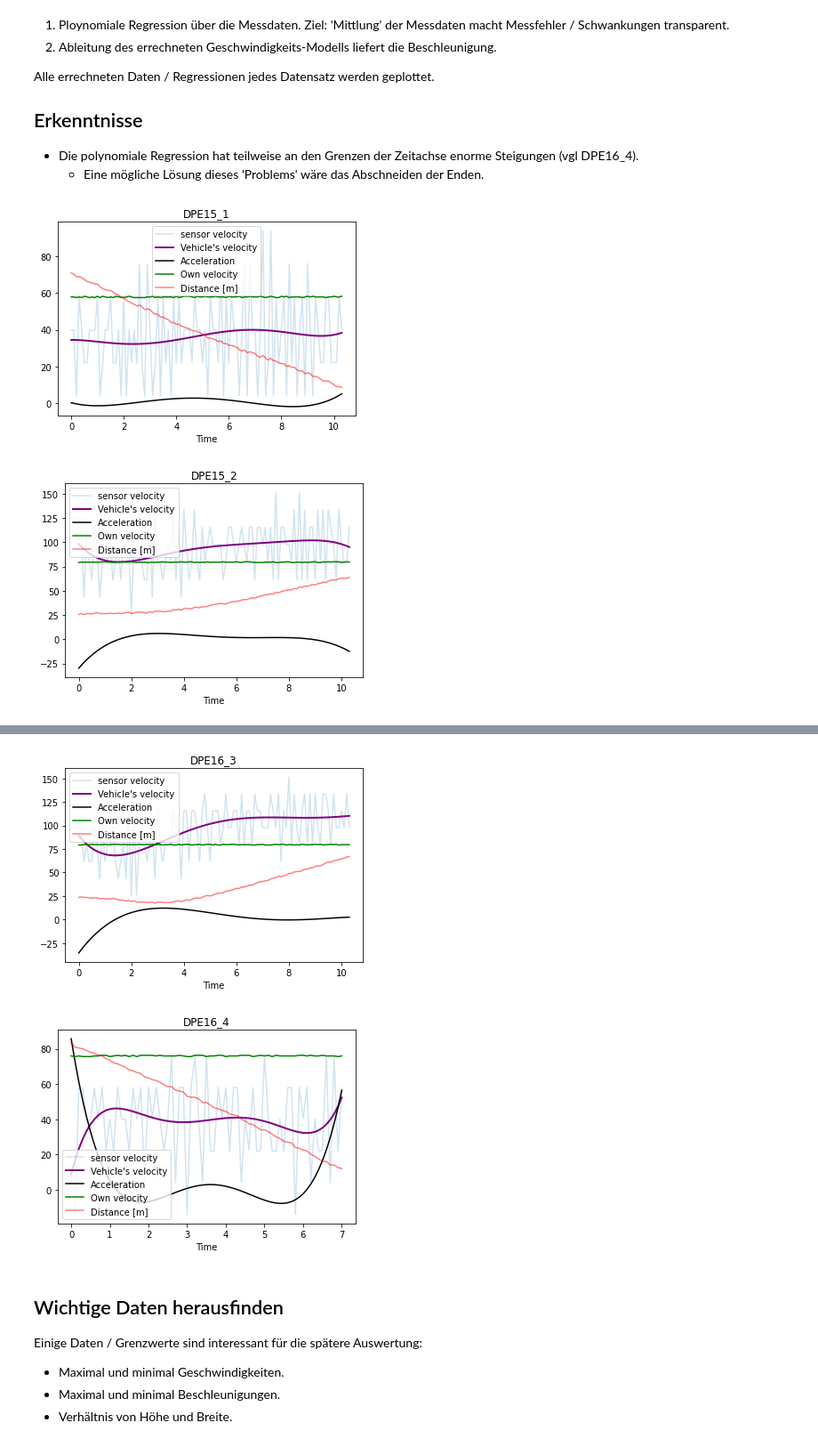
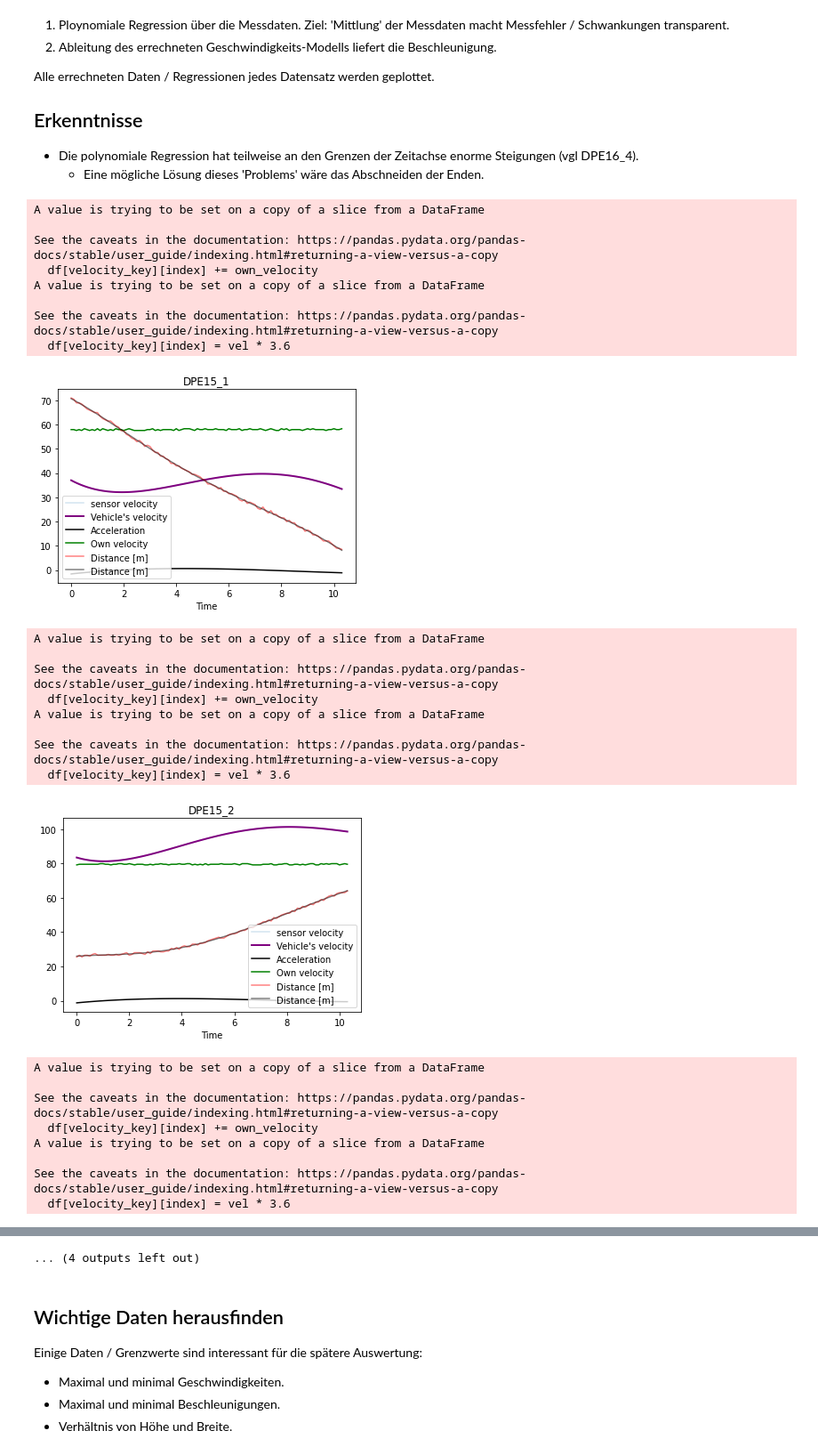
Before and after one commit to JanTSV/Evidenztheorie, a Jupyter notebook: main.ipynb, the cells around one changed output, grey strips where cells are left out. Shown at 89% size. Saved outputs shown, nothing was run; the diff lists cells and outputs as text; code cells hidden in the pictures.

Commit message:
different approach to calculation of velocity

```diff
--- a/main.ipynb
+++ b/main.ipynb
@@ -175,36 +175,72 @@ Alle errechneten Daten / Regressionen jedes Datensatz werden geplottet.
 # plot calculated velocity and acceleration
 for path, df in data_dict.items():
     plt.title(path)
     plt.xlabel("Time")
     velocity_key = "v(km/h)"
 
     # Real plots
     plt.plot(df["t"], df[velocity_key], alpha=0.2, label="sensor velocity")
 
+    distance_model = np.poly1d(np.polyfit(df["t"], df["Abstand(m)"], 5))
+
+    df[velocity_key] = distance_model.deriv()(df["t"])
     # Optimize calculated velocity, as it is scattered
     velocity_model = np.poly1d(np.polyfit(df["t"], df[velocity_key], 5))
-
+    #df["amk"] = distance_model.deriv()(df["t"])
+    #velocity_model = np.poly1d(df["amk"])
+    #print(type(velocity_model2))
+    own_velocity = float(np.mean(df["Eigengeschwindigkeit(m/s)"]))
+    for index, row in df.iterrows():
+        pass
+        df[velocity_key][index] += own_velocity
+        vel = df[velocity_key][index]
+        df[velocity_key][index] = vel * 3.6
     # Plot optimized velocity
-    plt.plot(df["t"], velocity_model(df["t"]), linewidth=2, color="purple", label="Vehicle's velocity")
-    df["v(km/h) polyfit"] = velocity_model(df["t"])
+    plt.plot(df["t"], df[velocity_key], linewidth=2, color="purple", label="Vehicle's velocity")
+    #df["v(km/h) polyfit"] = velocity_model(df["t"])
 
     # Call method which extends data frame by the acceleration
     get_acceleration(df, velocity_model)
-
+    #df["a(km/h^2)"] =
     # Plot acceleration
     plt.plot(df["t"], df["a(km/h^2)"], color="black", label="Acceleration")
 
     # Plot the velocity of the data recording vehicle
     plt.plot(df["t"], df["Eigengeschwindigkeit(m/s)"]  * 3.6, color="green", label="Own velocity")
 
     # Plot the distances.
     plt.plot(df["t"], df["Abstand(m)"], color="red", alpha=0.5, label="Distance [m]")
+    plt.plot(df["t"], distance_model(df["t"]), color="black", alpha=0.5, label="Distance [m]")
 
     plt.legend()
     plt.show()
 
 # Save data in dictionary for further calculations
 save_data_dict(data_dict, Path("updated_data"))
 # %% [output]
+A value is trying to be set on a copy of a slice from a DataFrame
+
+See the caveats in the documentation: https://pandas.pydata.org/pandas-docs/stable/user_guide/indexing.html#returning-a-view-versus-a-copy
+  df[velocity_key][index] += own_velocity
+A value is trying to be set on a copy of a slice from a DataFrame
+
+See the caveats in the documentation: https://pandas.pydata.org/pandas-docs/stable/user_guide/indexing.html#returning-a-view-versus-a-copy
+  df[velocity_key][index] = vel * 3.6
-[figure, old version]
+[figure, new version]
+A value is trying to be set on a copy of a slice from a DataFrame
+
+See the caveats in the documentation: https://pandas.pydata.org/pandas-docs/stable/user_guide/indexing.html#returning-a-view-versus-a-copy
+  df[velocity_key][index] += own_velocity
+A value is trying to be set on a copy of a slice from a DataFrame
+
+See the caveats in the documentation: https://pandas.pydata.org/pandas-docs/stable/user_guide/indexing.html#returning-a-view-versus-a-copy
+  df[velocity_key][index] = vel * 3.6
-[figure, old version]
+[figure, new version]
+A value is trying to be set on a copy of a slice from a DataFrame
+
+See the caveats in the documentation: https://pandas.pydata.org/pandas-docs/stable/user_guide/indexing.html#returning-a-view-versus-a-copy
+  df[velocity_key][index] += own_velocity
+A value is trying to be set on a copy of a slice from a DataFrame
+
+See the caveats in the documentation: https://pandas.pydata.org/pandas-docs/stable/user_guide/indexing.html#returning-a-view-versus-a-copy
+  df[velocity_key][index] = vel * 3.6
@@ -215,5 +275,4 @@ save_data_dict(data_dict, Path("updated_data"))
-[figure, removed]
-[figure, removed]
+... (4 outputs left out)
 # %% [markdown]
 ## Wichtige Daten herausfinden
 
```
Also changed, not shown: parts of 1 cell of this notebook.
